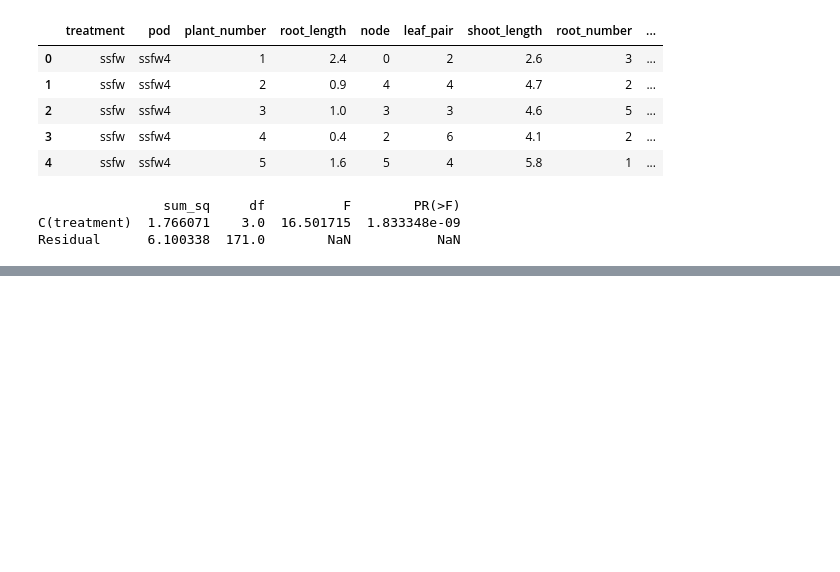
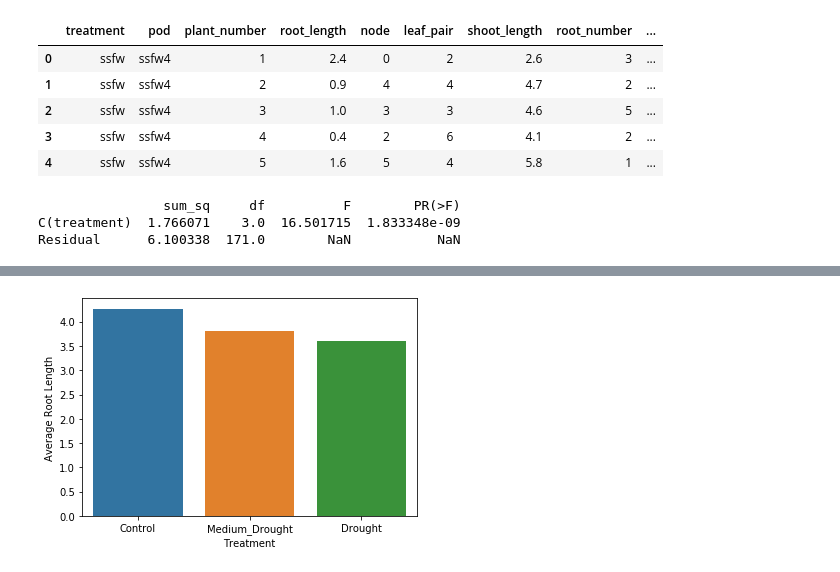
Before and after one commit to Travis-Simmons/Plant_A_P, a Jupyter notebook: figures.ipynb, the cells around one changed output, grey strips where cells are left out. Cells and saved outputs as stored; diff of their text form; code cells hidden in the pictures; blank space fills up the shorter version.

```diff
--- a/figures.ipynb
+++ b/figures.ipynb
@@ -311,3 +311,9 @@ print(sm.stats.anova_lm(cw_lm, typ=2))
                 sum_sq     df          F        PR(>F)
 C(treatment)  1.766071    3.0  16.501715  1.833348e-09
 Residual      6.100338  171.0        NaN           NaN
+# %%
+import pandas as pd
+#  Project 2
+
+final_day = pd.read_csv('./project_2/drought_data.csv')
+weekly_data = pd.read_csv('./project_2/all_drought_data.csv')
@@ -313,0 +338,6 @@ Residual      6.100338  171.0        NaN           NaN
+# %%
+# final day grouped by treatment
+
+final_day.loc[final_day['treatment'].str.startswith('C'), 'treatment'] = 'Control';final_day
+final_day.loc[final_day['treatment'].str.startswith('M'), 'treatment'] = 'Medium_Drought'
+final_day.loc[final_day['treatment'].str.startswith('D'), 'treatment'] = 'Drought';final_day
@@ -313,0 +375,18 @@ Residual      6.100338  171.0        NaN           NaN
+# %%
+# Average leaf # / treatment
+
+# plt.figure(figsize = (15,8))
+import numpy as np
+import pandas as pd
+import seaborn as sns
+import matplotlib.pyplot as plt
+
+ax = sns.barplot(data=final_day, x="treatment", y="average_leaf_number", ci= False)
+# plt.xticks(rotation = 45)
+# plt.errorbar(grouped_final['treatment'], grouped_final['root_length'])
+plt.xlabel('Treatment')
+plt.ylabel('Average Root Length')
+# plt.title('Average Root Length by Treatment', fontsize = 16)
+plt.savefig('./project_2/average_leaf_by_treatment.jpg')
+# %% [output]
+[figure, added]
```
Also changed, not shown: parts of 9 cells of this notebook, 24 other files.
